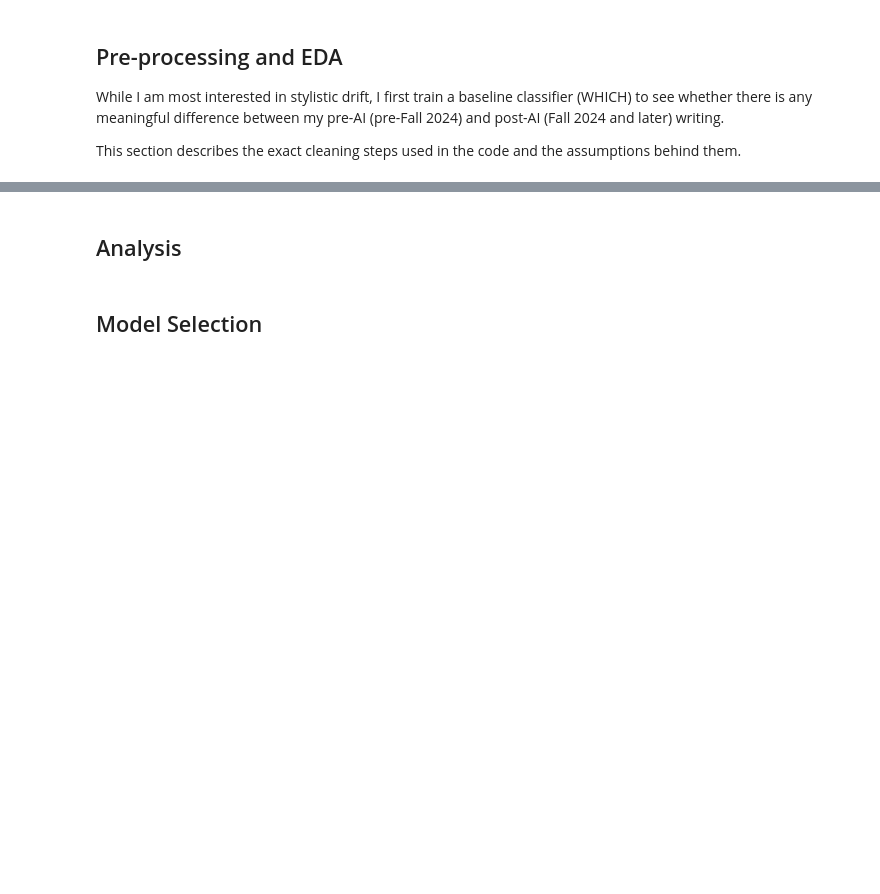
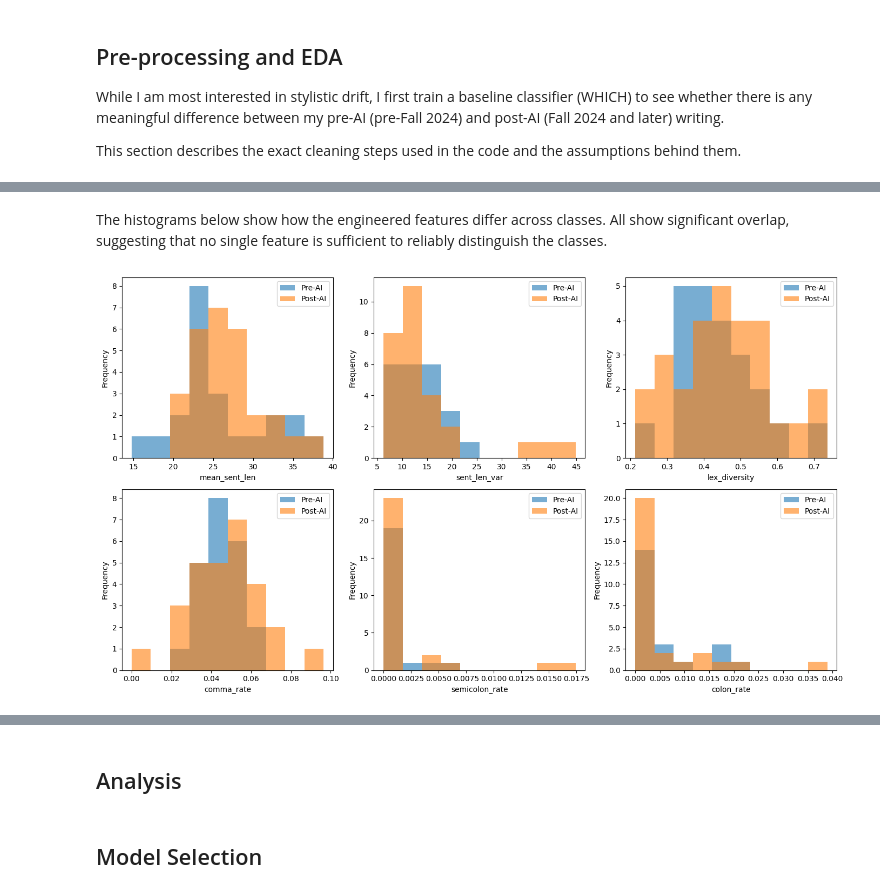
Before and after one commit to SuiseiNakagawa/stylistic-drift-analysis, a Jupyter notebook: first_draft.ipynb, the cells around one changed output, grey strips where cells are left out. Cells and saved outputs as stored; diff of their text form; code cells hidden in the pictures; blank space fills up the shorter version.

```diff
--- a/first_draft.ipynb
+++ b/first_draft.ipynb
@@ -418,0 +581,26 @@ Tokenization complete.
+# %% [markdown]
+The histograms below show how the engineered features differ across classes. All show significant overlap, suggesting that no single feature is sufficient to reliably distinguish the classes.
+# %%
+# Stylometric feature distributions
+
+# Stylometric feature distributions
+
+fig, axes = plt.subplots(2, 3, figsize=(14, 8))
+features_to_plot = ['mean_sent_len', 'sent_len_var', 'lex_diversity', 'comma_rate', 'semicolon_rate', 'colon_rate']
+
+for ax, feat in zip(axes.flat, features_to_plot):
+    # Get the range of the feature across both groups
+    min_val = X_clean_df[feat].min()
+    max_val = X_clean_df[feat].max()
+    bins = np.linspace(min_val, max_val, 11)  # 10 bins
+
+    ax.hist(X_clean_df[X_clean_df['label']==0][feat], bins=bins, alpha=0.6, label='Pre-AI')
+    ax.hist(X_clean_df[X_clean_df['label']==1][feat], bins=bins, alpha=0.6, label='Post-AI')
+    ax.set_xlabel(feat)
+    ax.set_ylabel('Frequency')
+    ax.legend()
+
+plt.tight_layout()
+plt.show()
+# %% [output]
+[figure, added]
```
Also changed, not shown: parts of 24 cells of this notebook, 1 other file.
